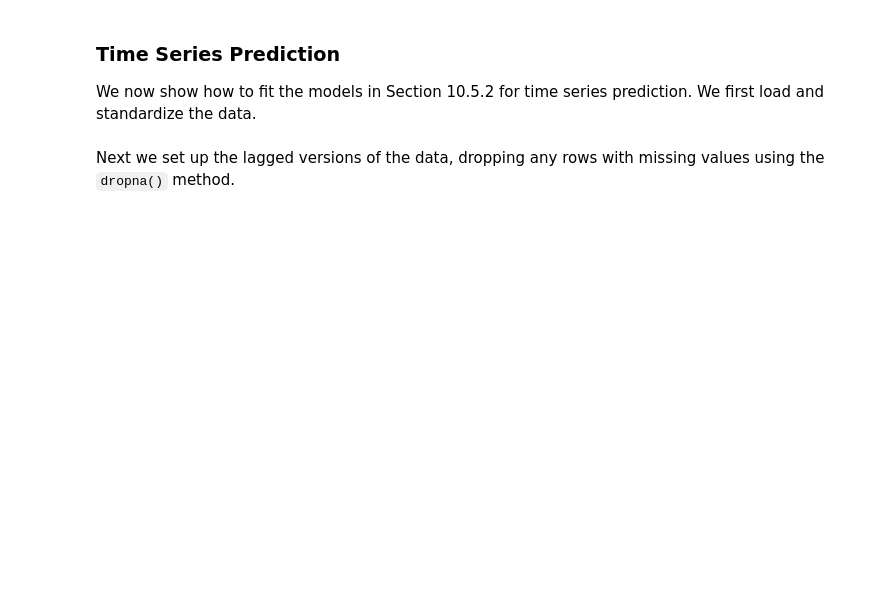
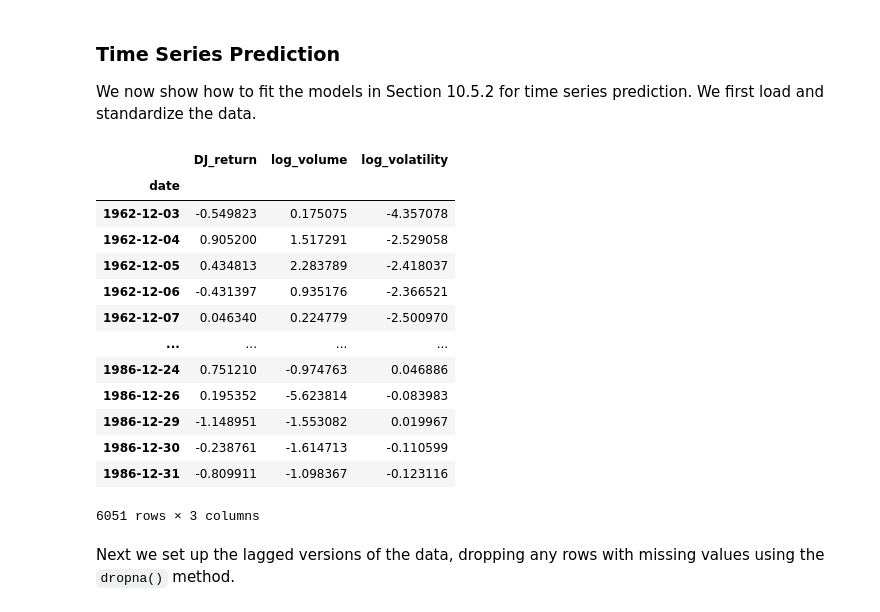
Before and after one commit to nfilipas/ISLP_labs, a Jupyter notebook: Ch10-deeplearning-lab.ipynb, the cells around one changed output. Drawn from its saved outputs; the diff is of its cells as text; code cells hidden in the pictures; blank space fills up the shorter version.

```diff
--- a/Ch10-deeplearning-lab.ipynb
+++ b/Ch10-deeplearning-lab.ipynb
@@ -1564,11 +1604,27 @@ We first load and standardize the data.
 # %%
 NYSE = load_data('NYSE')
 cols = ['DJ_return', 'log_volume', 'log_volatility']
 X = pd.DataFrame(StandardScaler(
                      with_mean=True,
                      with_std=True).fit_transform(NYSE[cols]),
                  columns=NYSE[cols].columns,
                  index=NYSE.index)
+display(X)
+# %% [output]
+|  | DJ_return | log_volume | log_volatility |
+| date |  |  |  |
+| 1962-12-03 | -0.549823 | 0.175075 | -4.357078 |
+| 1962-12-04 | 0.905200 | 1.517291 | -2.529058 |
+| 1962-12-05 | 0.434813 | 2.283789 | -2.418037 |
+| 1962-12-06 | -0.431397 | 0.935176 | -2.366521 |
+| 1962-12-07 | 0.046340 | 0.224779 | -2.500970 |
+| ... | ... | ... | ... |
+| 1986-12-24 | 0.751210 | -0.974763 | 0.046886 |
+| 1986-12-26 | 0.195352 | -5.623814 | -0.083983 |
+| 1986-12-29 | -1.148951 | -1.553082 | 0.019967 |
+| 1986-12-30 | -0.238761 | -1.614713 | -0.110599 |
+| 1986-12-31 | -0.809911 | -1.098367 | -0.123116 |
+6051 rows × 3 columns
 # %% [markdown]
 Next we set up the lagged versions of the data, dropping
 any rows with missing values using the `dropna()`  method.
```
Also changed, not shown: parts of 17 cells of this notebook, 35 other files.
